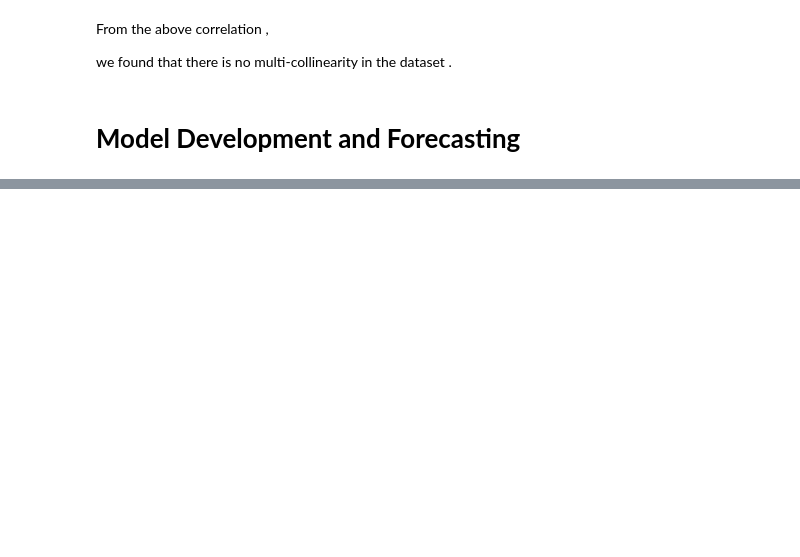
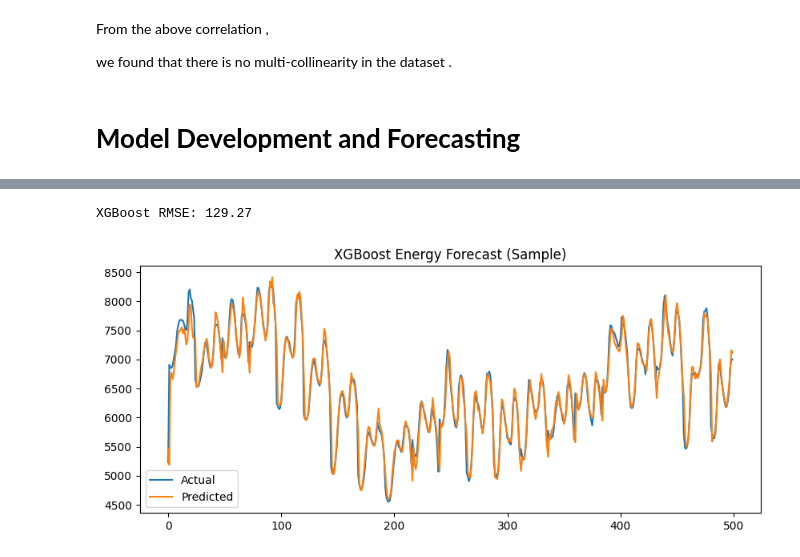
Before and after one commit to AshuuMishra/Hourly_energy_consumption_forecast, a Jupyter notebook: Hourly_energy_consumption_forecast.ipynb, the cells around one changed output, grey strips where cells are left out. Cells and saved outputs as stored; diff of their text form; code cells hidden in the pictures; blank space fills up the shorter version.

```diff
--- a/Hourly_energy_consumption_forecast.ipynb
+++ b/Hourly_energy_consumption_forecast.ipynb
@@ -235,0 +238,47 @@ Dimensions must be equal, but are 7 and 1 for '{{node sequential_1_1/lstm_1_1/ls
+# %%
+import pandas as pd
+import numpy as np
+from xgboost import XGBRegressor
+from sklearn.metrics import mean_squared_error
+import matplotlib.pyplot as plt
+
+# Use only the target column
+target = df[['PJMW_MW']].copy()
+
+# Create lag features
+for lag in range(1, 25):  # using 24 previous hours
+    target[f'lag_{lag}'] = target['PJMW_MW'].shift(lag)
+
+# Drop rows with NaN values due to lagging
+target.dropna(inplace=True)
+
+# Train-test split
+train = target[target.index.year < 2017]
+test = target[target.index.year == 2017]
+
+X_train = train.drop('PJMW_MW', axis=1)
+y_train = train['PJMW_MW']
+X_test = test.drop('PJMW_MW', axis=1)
+y_test = test['PJMW_MW']
+
+# Train XGBoost model
+model = XGBRegressor(n_estimators=100, learning_rate=0.1)
+model.fit(X_train, y_train)
+
+# Make predictions
+y_pred = model.predict(X_test)
+
+# Evaluate performance
+rmse = np.sqrt(mean_squared_error(y_test, y_pred))
+print(f'XGBoost RMSE: {rmse:.2f}')
+
+# Plot predictions
+plt.figure(figsize=(10, 4))
+plt.plot(y_test.values[:500], label='Actual')
+plt.plot(y_pred[:500], label='Predicted')
+plt.title('XGBoost Energy Forecast (Sample)')
+plt.legend()
+plt.show()
+# %% [output]
+XGBoost RMSE: 129.27
+[figure, added]
```
Also changed, not shown: parts of 8 cells of this notebook.
